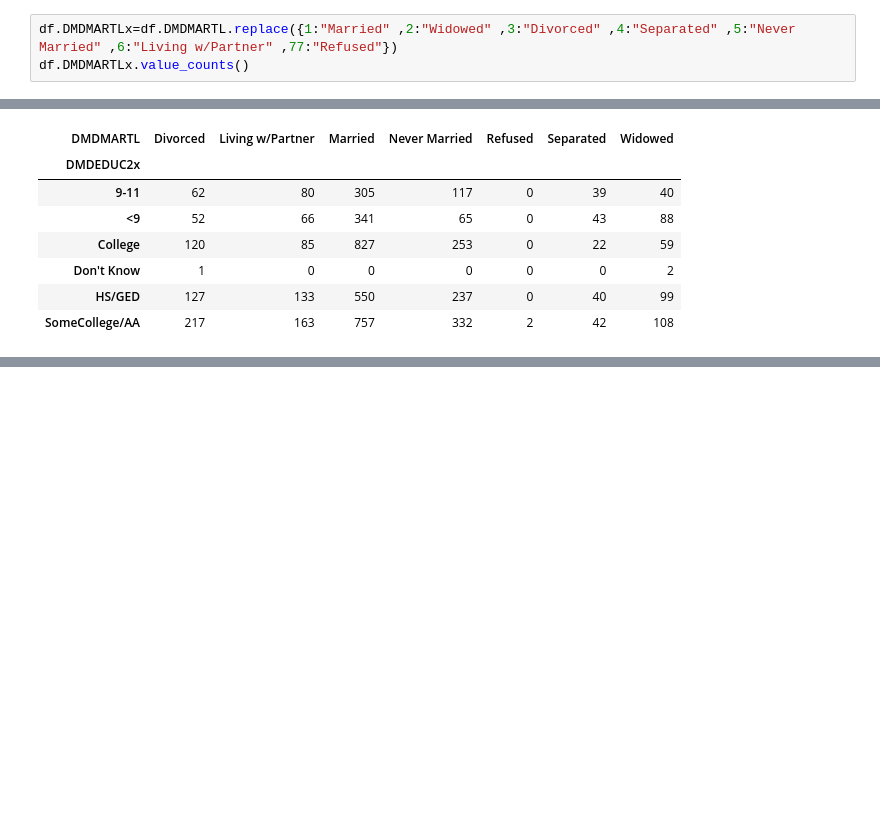
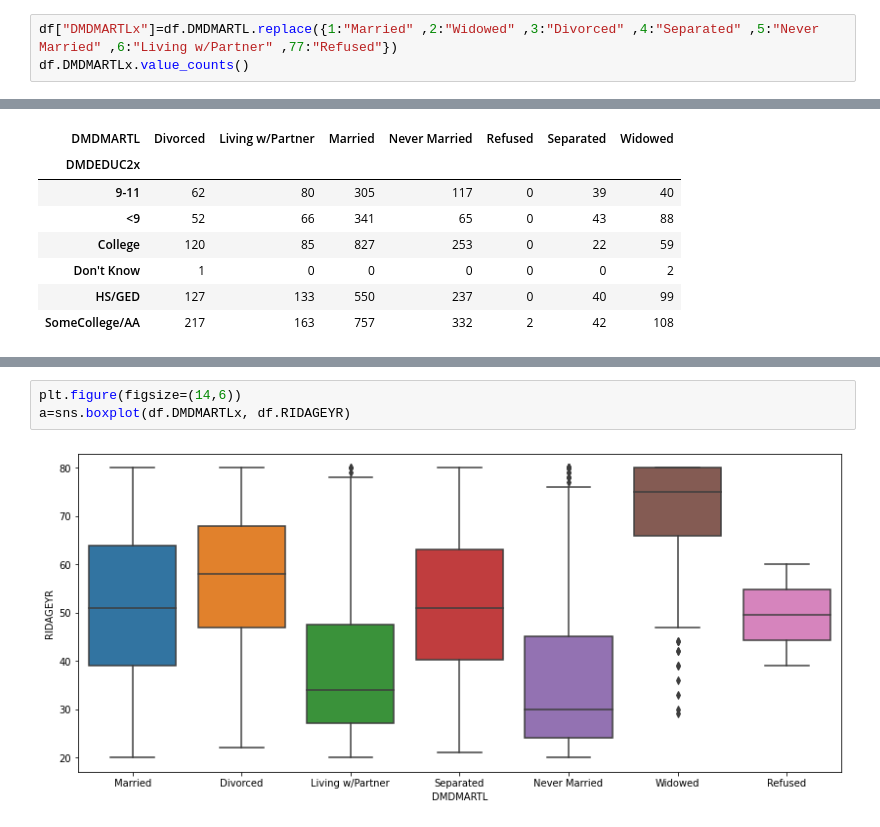
Before and after one commit to arpitsharma27/PythonPractice, a Jupyter notebook: UniversityOf_Michigan_Week3_Nhanes_Multivariate_Analyses.ipynb, the cells around one changed output, grey strips where cells are left out. Drawn from its saved outputs; the diff is of its cells as text; blank space fills up the shorter version.

```diff
--- a/UniversityOf_Michigan_Week3_Nhanes_Multivariate_Analyses.ipynb
+++ b/UniversityOf_Michigan_Week3_Nhanes_Multivariate_Analyses.ipynb
@@ -111,7 +111,7 @@ HS/GED            1186
 Don't Know           3
 Name: DMDEDUC2x, dtype: int64
 # %%
-df.DMDMARTLx=df.DMDMARTL.replace({1:"Married" ,2:"Widowed" ,3:"Divorced" ,4:"Separated" ,5:"Never Married" ,6:"Living w/Partner" ,77:"Refused"})
+df["DMDMARTLx"]=df.DMDMARTL.replace({1:"Married" ,2:"Widowed" ,3:"Divorced" ,4:"Separated" ,5:"Never Married" ,6:"Living w/Partner" ,77:"Refused"})
 df.DMDMARTLx.value_counts()
 # %% [output]
 Married             2780
@@ -151,0 +263,5 @@ y
+# %%
+plt.figure(figsize=(14,6))
+a=sns.boxplot(df.DMDMARTLx, df.RIDAGEYR)
+# %% [output]
+[figure, added]
```
Also changed, not shown: parts of 13 cells of this notebook.
